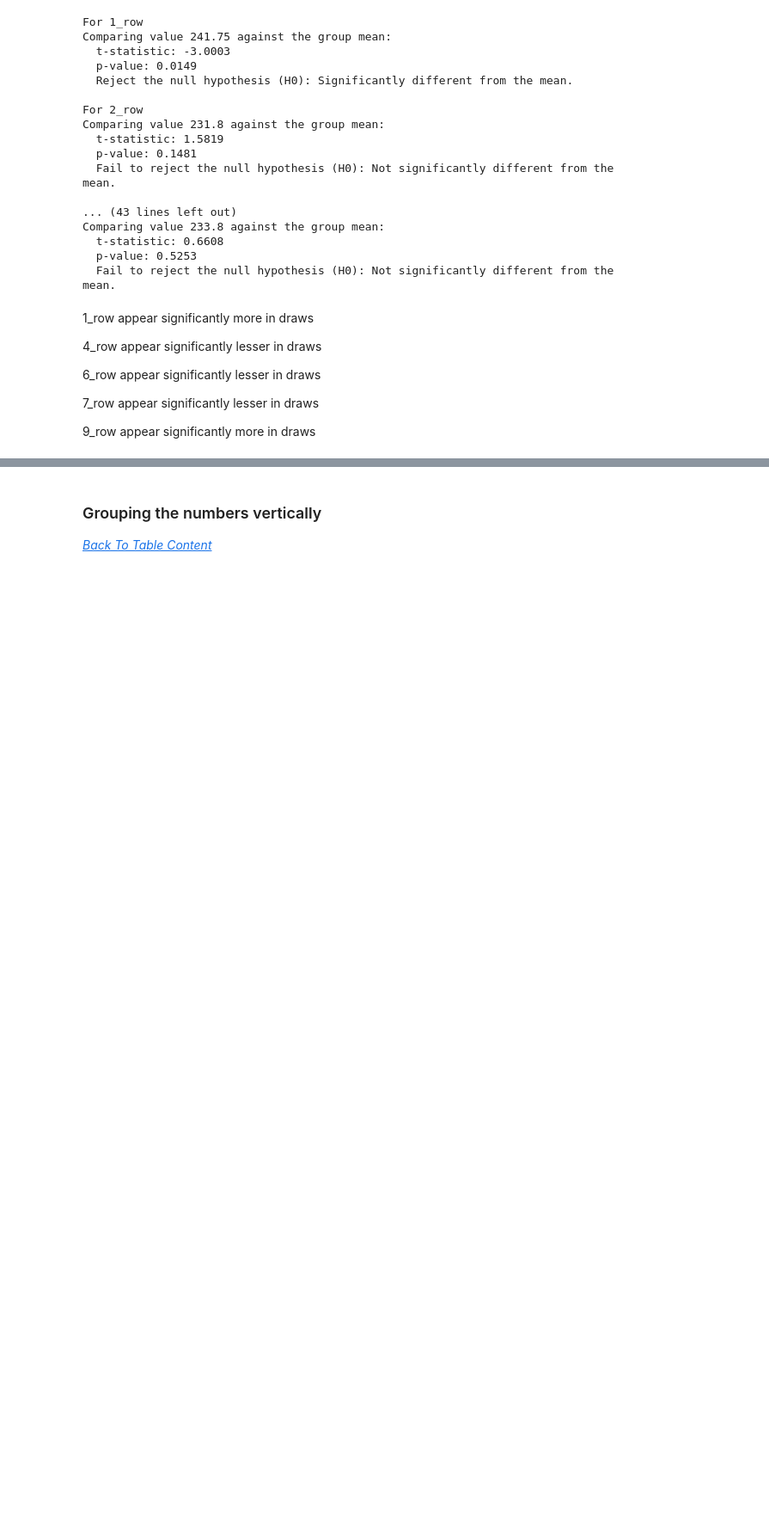
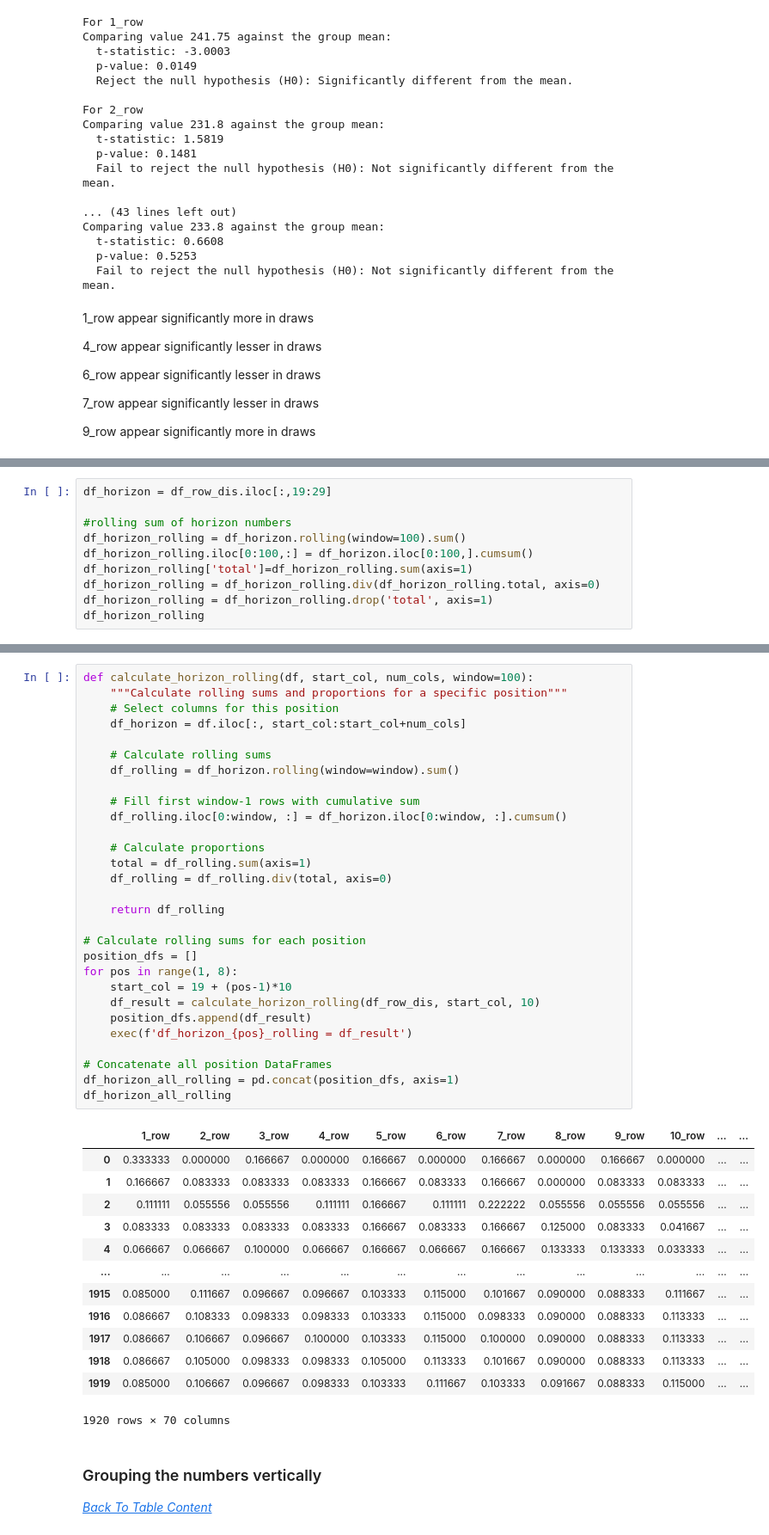
Before and after one commit to TedLLH/HongKongPowerBall_MarkSix, a Jupyter notebook: marksix.ipynb, the cells around one changed output, grey strips where cells are left out. Shown at 86% size. Drawn from its saved outputs; the diff is of its cells as text; blank space fills up the shorter version.

```diff
--- a/marksix.ipynb
+++ b/marksix.ipynb
@@ -626,0 +697,10 @@ Comparing value 233.8 against the group mean:
+# %%
+df_horizon = df_row_dis.iloc[:,19:29]
+
+#rolling sum of horizon numbers
+df_horizon_rolling = df_horizon.rolling(window=100).sum()
+df_horizon_rolling.iloc[0:100,:] = df_horizon.iloc[0:100,].cumsum()
+df_horizon_rolling['total']=df_horizon_rolling.sum(axis=1)
+df_horizon_rolling = df_horizon_rolling.div(df_horizon_rolling.total, axis=0)
+df_horizon_rolling = df_horizon_rolling.drop('total', axis=1)
+df_horizon_rolling
@@ -627,3 +721,46 @@ Comparing value 233.8 against the group mean:
+# %%
+def calculate_horizon_rolling(df, start_col, num_cols, window=100):
+    """Calculate rolling sums and proportions for a specific position"""
+    # Select columns for this position
+    df_horizon = df.iloc[:, start_col:start_col+num_cols]
+
+    # Calculate rolling sums
+    df_rolling = df_horizon.rolling(window=window).sum()
+
+    # Fill first window-1 rows with cumulative sum
+    df_rolling.iloc[0:window, :] = df_horizon.iloc[0:window, :].cumsum()
+
+    # Calculate proportions
+    total = df_rolling.sum(axis=1)
+    df_rolling = df_rolling.div(total, axis=0)
+
+    return df_rolling
+
+# Calculate rolling sums for each position
+position_dfs = []
+for pos in range(1, 8):
+    start_col = 19 + (pos-1)*10
+    df_result = calculate_horizon_rolling(df_row_dis, start_col, 10)
+    position_dfs.append(df_result)
+    exec(f'df_horizon_{pos}_rolling = df_result')
+
+# Concatenate all position DataFrames
+df_horizon_all_rolling = pd.concat(position_dfs, axis=1)
+df_horizon_all_rolling
+# %% [output]
+|  | 1_row | 2_row | 3_row | 4_row | 5_row | 6_row | 7_row | 8_row | 9_row | 10_row | ... | ... |
+| 0 | 0.333333 | 0.000000 | 0.166667 | 0.000000 | 0.166667 | 0.000000 | 0.166667 | 0.000000 | 0.166667 | 0.000000 | ... | ... |
+| 1 | 0.166667 | 0.083333 | 0.083333 | 0.083333 | 0.166667 | 0.083333 | 0.166667 | 0.000000 | 0.083333 | 0.083333 | ... | ... |
+| 2 | 0.111111 | 0.055556 | 0.055556 | 0.111111 | 0.166667 | 0.111111 | 0.222222 | 0.055556 | 0.055556 | 0.055556 | ... | ... |
+| 3 | 0.083333 | 0.083333 | 0.083333 | 0.083333 | 0.166667 | 0.083333 | 0.166667 | 0.125000 | 0.083333 | 0.041667 | ... | ... |
+| 4 | 0.066667 | 0.066667 | 0.100000 | 0.066667 | 0.166667 | 0.066667 | 0.166667 | 0.133333 | 0.133333 | 0.033333 | ... | ... |
+| ... | ... | ... | ... | ... | ... | ... | ... | ... | ... | ... | ... | ... |
+| 1915 | 0.085000 | 0.111667 | 0.096667 | 0.096667 | 0.103333 | 0.115000 | 0.101667 | 0.090000 | 0.088333 | 0.111667 | ... | ... |
+| 1916 | 0.086667 | 0.108333 | 0.098333 | 0.098333 | 0.103333 | 0.115000 | 0.098333 | 0.090000 | 0.088333 | 0.113333 | ... | ... |
+| 1917 | 0.086667 | 0.106667 | 0.096667 | 0.100000 | 0.103333 | 0.115000 | 0.100000 | 0.090000 | 0.088333 | 0.113333 | ... | ... |
+| 1918 | 0.086667 | 0.105000 | 0.098333 | 0.098333 | 0.105000 | 0.113333 | 0.101667 | 0.090000 | 0.088333 | 0.113333 | ... | ... |
+| 1919 | 0.085000 | 0.106667 | 0.096667 | 0.098333 | 0.103333 | 0.111667 | 0.103333 | 0.091667 | 0.088333 | 0.115000 | ... | ... |
+1920 rows × 70 columns
 # %% [markdown]
 ### Grouping the numbers vertically
 
```
Also changed, not shown: parts of 23 cells of this notebook.
